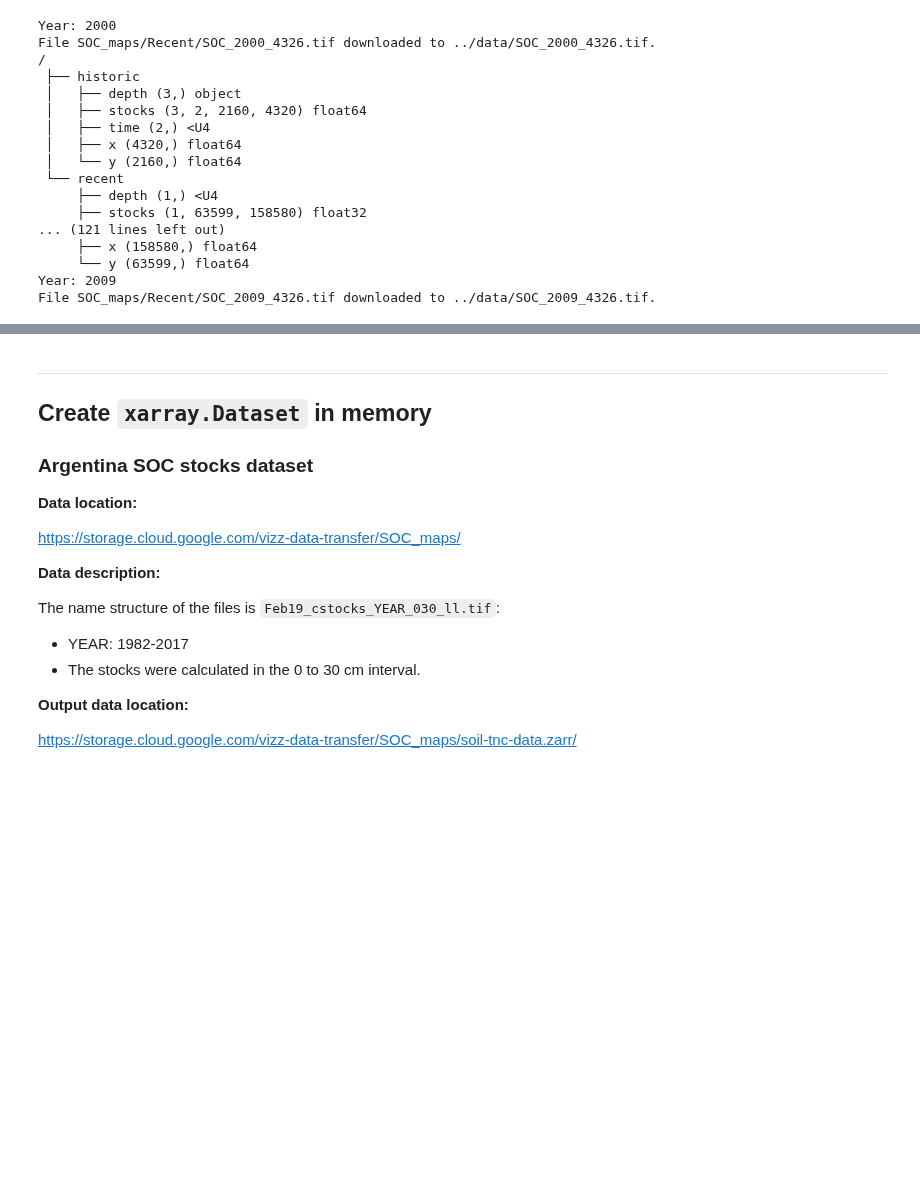
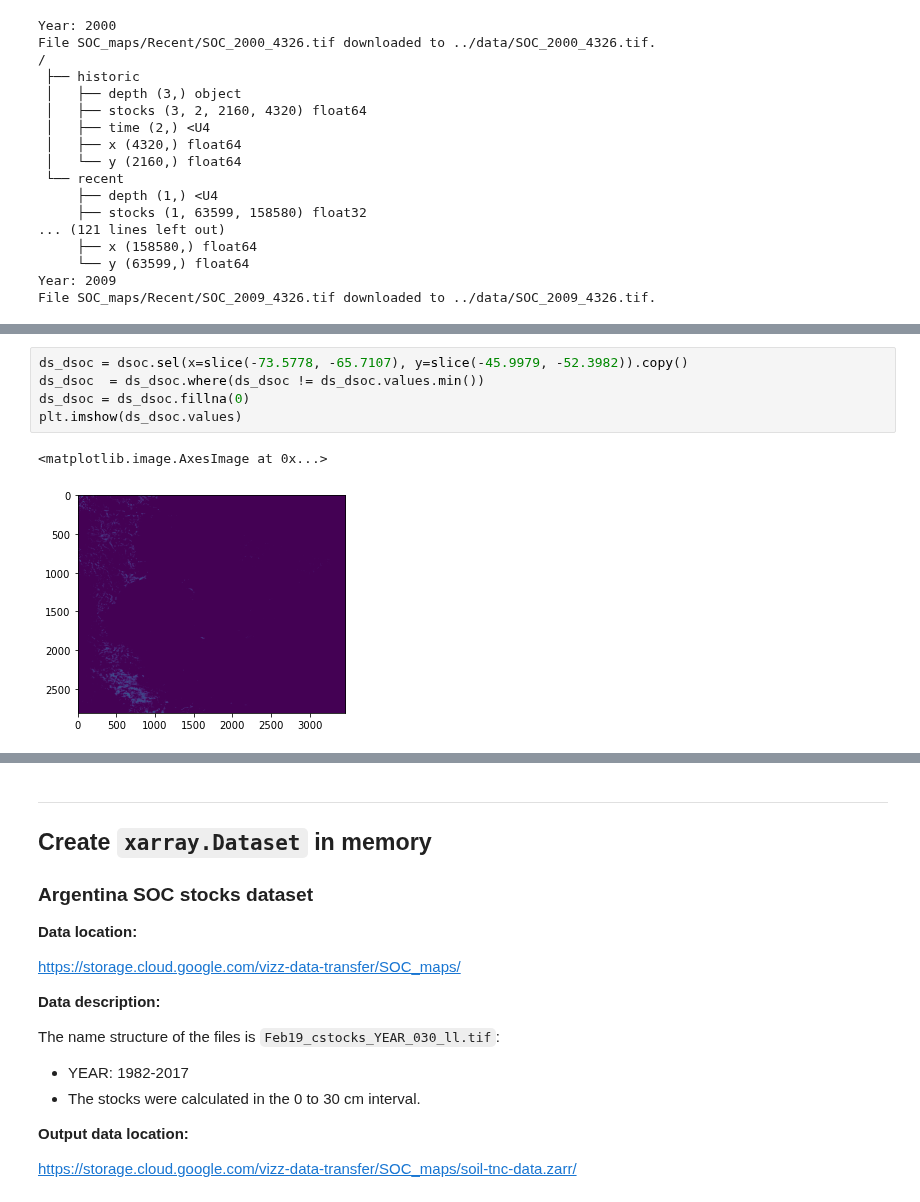
Before and after one commit to Vizzuality/soils-revealed-data, a Jupyter notebook: processing/from_GeoTIFF_to_Zarr.ipynb, the cells around one changed output, grey strips where cells are left out. Drawn from its saved outputs; the diff is of its cells as text; blank space fills up the shorter version.

```diff
--- a/processing/from_GeoTIFF_to_Zarr.ipynb
+++ b/processing/from_GeoTIFF_to_Zarr.ipynb
@@ -605,0 +760,8 @@ File SOC_maps/Recent/SOC_2009_4326.tif downloaded to ../data/SOC_2009_4326.tif.
+# %%
+ds_dsoc = dsoc.sel(x=slice(-73.5778, -65.7107), y=slice(-45.9979, -52.3982)).copy()
+ds_dsoc  = ds_dsoc.where(ds_dsoc != ds_dsoc.values.min())
+ds_dsoc = ds_dsoc.fillna(0)
+plt.imshow(ds_dsoc.values)
+# %% [output]
+<matplotlib.image.AxesImage at 0x...>
+[figure, added]
```
Also changed, not shown: parts of 13 cells of this notebook.
